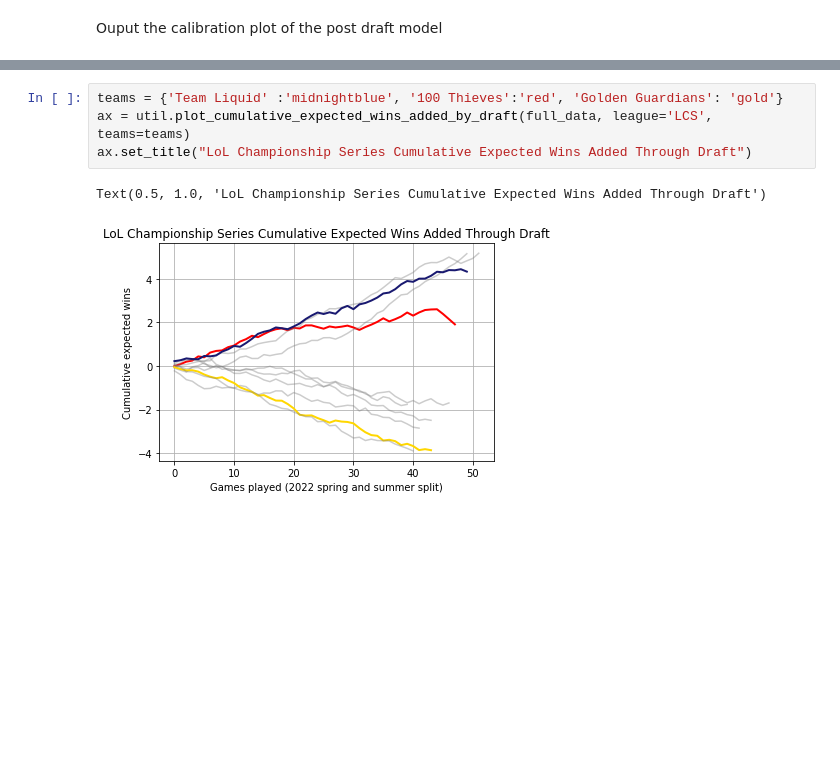
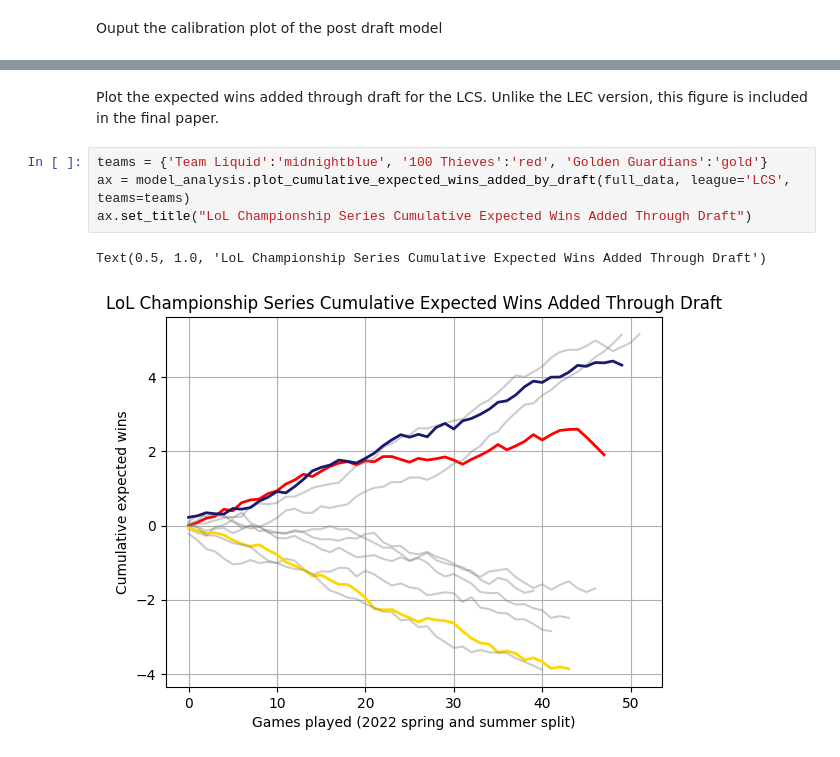
Before and after one commit to alexLez/lol-draft-analysis, a Jupyter notebook: draft_analysis.ipynb, the cells around one changed output, grey strips where cells are left out. Drawn from its saved outputs; the diff is of its cells as text; blank space fills up the shorter version.

```diff
--- a/draft_analysis.ipynb
+++ b/draft_analysis.ipynb
@@ -274,7 +169,9 @@ Text(0.5, 0.98, 'Relative frequency of Team Draft clusters in the LCS')
+# %% [markdown]
+Plot the expected wins added through draft for the LCS. Unlike the LEC version, this figure is included in the final paper.
 # %%
-teams = {'Team Liquid' :'midnightblue', '100 Thieves':'red', 'Golden Guardians': 'gold'}
-ax = util.plot_cumulative_expected_wins_added_by_draft(full_data, league='LCS', teams=teams)
+teams = {'Team Liquid':'midnightblue', '100 Thieves':'red', 'Golden Guardians':'gold'}
+ax = model_analysis.plot_cumulative_expected_wins_added_by_draft(full_data, league='LCS', teams=teams)
 ax.set_title("LoL Championship Series Cumulative Expected Wins Added Through Draft")
 # %% [output]
 Text(0.5, 1.0, 'LoL Championship Series Cumulative Expected Wins Added Through Draft')
-[figure, old version]
+[figure, new version]
```
Also changed, not shown: parts of 30 cells of this notebook, 6 other files.
